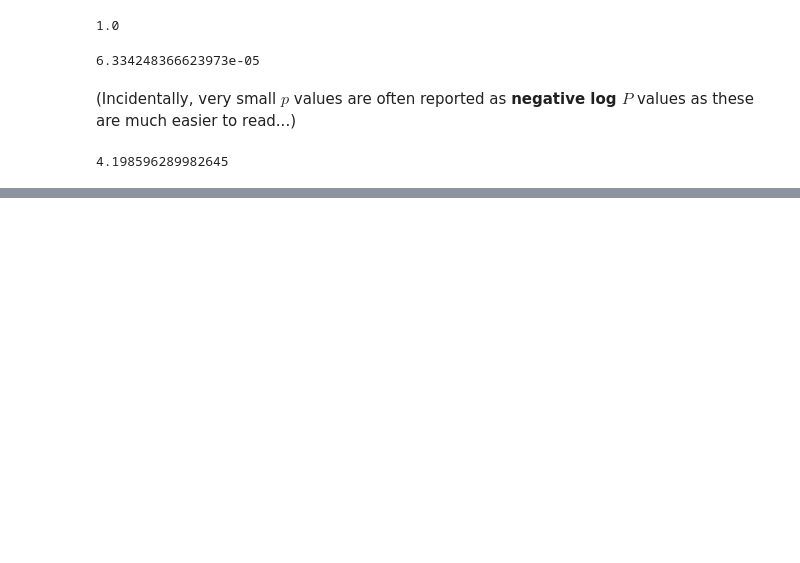
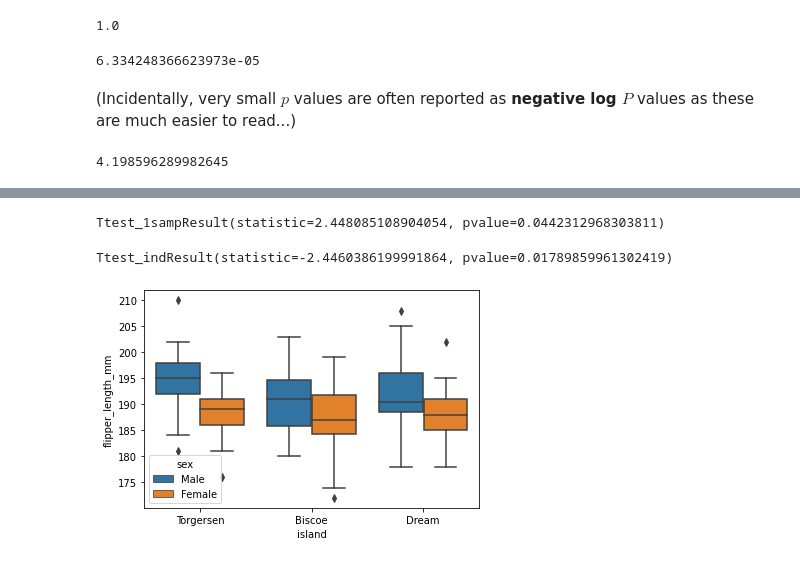
Before and after one commit to luo-xiao/Python_Learning, a Jupyter notebook: app6_probability_and_statistics/4_Intro_to_Statistics.ipynb, the cells around one changed output, grey strips where cells are left out. Drawn from its saved outputs; the diff is of its cells as text; code cells hidden in the pictures; blank space fills up the shorter version.

```diff
--- a/app6_probability_and_statistics/4_Intro_to_Statistics.ipynb
+++ b/app6_probability_and_statistics/4_Intro_to_Statistics.ipynb
@@ -220,0 +569,17 @@ p_from_z(4)
+# %%
+# 1 #
+x = [48, 50, 54, 60, 49, 55, 59, 62]
+st.ttest_1samp(x, 50)
+# %% [output]
+Ttest_1sampResult(statistic=2.448085108904054, pvalue=0.0442312968303811)
+# %%
+# 2 #
+adelie_dream_f = adelie[(adelie.island == "Dream") & (adelie.sex == "Female")]["flipper_length_mm"].to_numpy()
+adelie_dream_m = adelie[(adelie.island == "Dream") & (adelie.sex == "Male")]["flipper_length_mm"].to_numpy()
+st.ttest_ind(adelie_dream_f, adelie_dream_m, equal_var=False)
+# %% [output]
+Ttest_indResult(statistic=-2.4460386199991864, pvalue=0.01789859961302419)
+# %%
+_ = sns.boxplot(x='island', y='flipper_length_mm', hue='sex', data=adelie)
+# %% [output]
+[figure, added]
```
Also changed, not shown: parts of 79 cells of this notebook.
